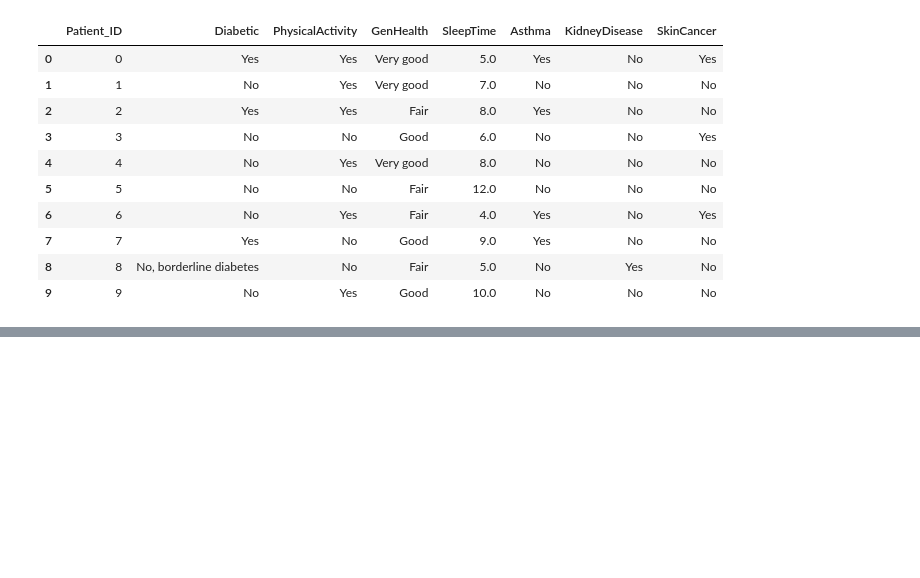
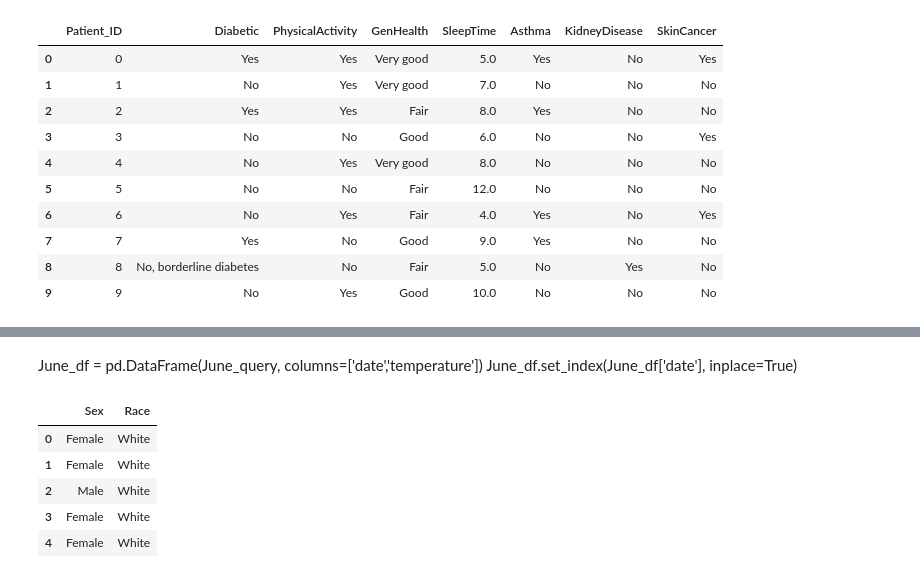
Before and after one commit to NishatSultana3538/Heart_Disease_Outcome, a Jupyter notebook: heart_disease_dataframe.ipynb, the cells around one changed output, grey strips where cells are left out. Drawn from its saved outputs; the diff is of its cells as text; code cells hidden in the pictures; blank space fills up the shorter version.

```diff
--- a/heart_disease_dataframe.ipynb
+++ b/heart_disease_dataframe.ipynb
@@ -173,0 +294,5 @@ heart_disease_other_disease_correlation_data_df.to_csv('Resources/other_disease_
+# %%
+engine = create_engine("sqlite:///heart_disease.db")
+Base = automap_base()
+Base = automap_base()
+Base.prepare(engine, reflect=True)
@@ -173,0 +304,7 @@ heart_disease_other_disease_correlation_data_df.to_csv('Resources/other_disease_
+# %%
+# Save references to each table
+demographic = Base.classes.demographic
+demographic_data = Base.classes.demographic_data
+# %%
+# Create our session (link) from Python to the DB
+session = Session(engine)
@@ -173,0 +314,18 @@ heart_disease_other_disease_correlation_data_df.to_csv('Resources/other_disease_
+# %% [markdown]
+June_df = pd.DataFrame(June_query, columns=['date','temperature'])
+June_df.set_index(June_df['date'], inplace=True)
+# %%
+# 2. Write a query that filters the Measurement table to retrieve the temperatures for the month of June.
+race_query=session.query(demographic.Sex, demographic.Race)
+#.filter(extract([Sex==Female],Race=White)
+# %%
+race_df = pd.DataFrame(race_query, columns=['Sex','Race'])
+#June_df.set_index(June_df['date'], inplace=True)
+race_df.head()
+# %% [output]
+|  | Sex | Race |
+| 0 | Female | White |
+| 1 | Female | White |
+| 2 | Male | White |
+| 3 | Female | White |
+| 4 | Female | White |
```
Also changed, not shown: parts of 22 cells of this notebook, 8 other files.
